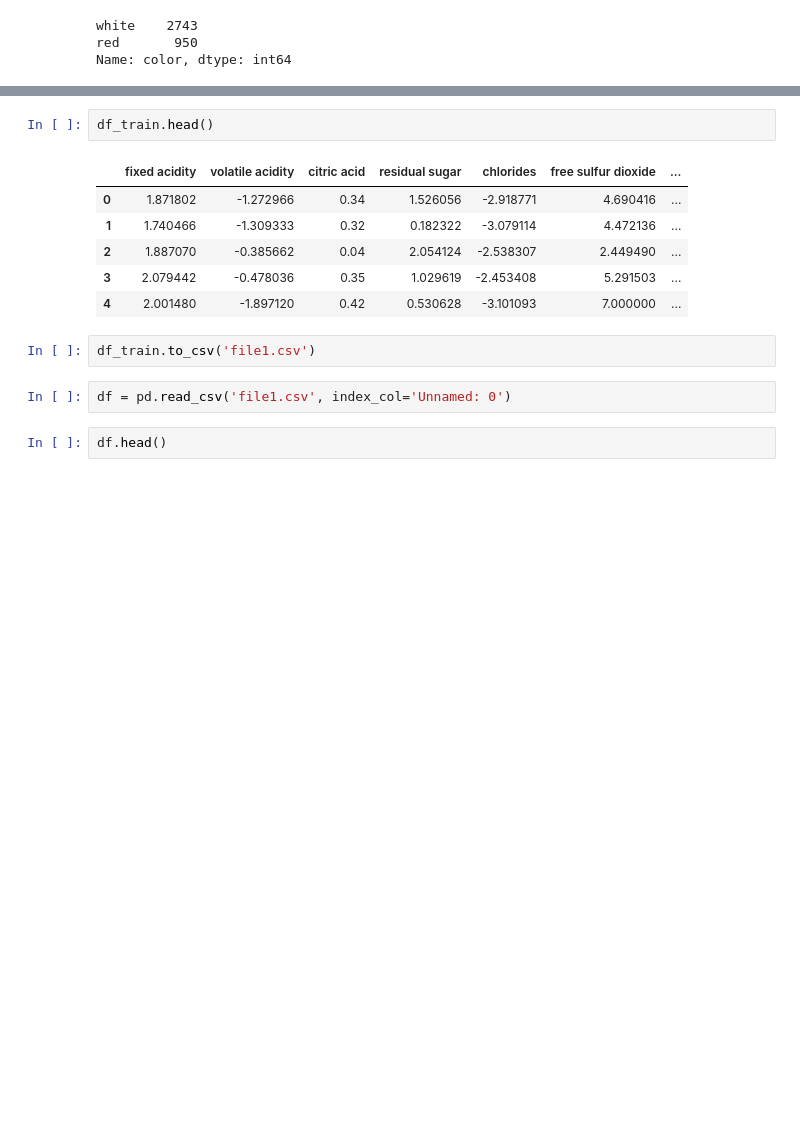
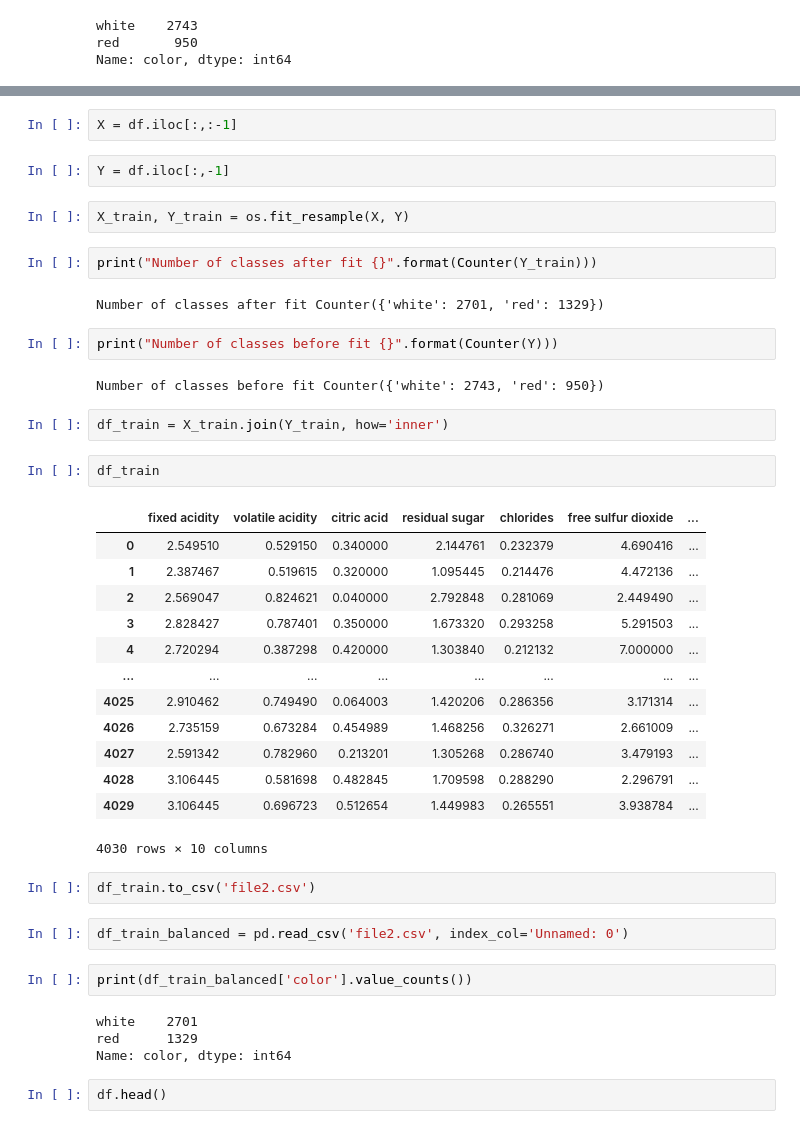
Before and after one commit to nipun1992/Predicting-Wine-Color, a Jupyter notebook: src/Wine_quality_Prediction.ipynb, the cells around one changed output, grey strips where cells are left out. Drawn from its saved outputs; the diff is of its cells as text; blank space fills up the shorter version.

Commit message:
Balanced the dataset

```diff
--- a/src/Wine_quality_Prediction.ipynb
+++ b/src/Wine_quality_Prediction.ipynb
@@ -748,16 +702,45 @@ ModuleNotFoundError: No module named 'imblearn'
+# %%
+X = df.iloc[:,:-1]
+# %%
+Y = df.iloc[:,-1]
+# %%
+X_train, Y_train = os.fit_resample(X, Y)
+# %%
+print("Number of classes after fit {}".format(Counter(Y_train)))
+# %% [output]
+Number of classes after fit Counter({'white': 2701, 'red': 1329})
+# %%
+print("Number of classes before fit {}".format(Counter(Y)))
+# %% [output]
+Number of classes before fit Counter({'white': 2743, 'red': 950})
+# %%
+df_train = X_train.join(Y_train, how='inner')
 # %%
-df_train.head()
+df_train
 # %% [output]
 |  | fixed acidity | volatile acidity | citric acid | residual sugar | chlorides | free sulfur dioxide | ... |
-| 0 | 1.871802 | -1.272966 | 0.34 | 1.526056 | -2.918771 | 4.690416 | ... |
-| 1 | 1.740466 | -1.309333 | 0.32 | 0.182322 | -3.079114 | 4.472136 | ... |
-| 2 | 1.887070 | -0.385662 | 0.04 | 2.054124 | -2.538307 | 2.449490 | ... |
-| 3 | 2.079442 | -0.478036 | 0.35 | 1.029619 | -2.453408 | 5.291503 | ... |
-| 4 | 2.001480 | -1.897120 | 0.42 | 0.530628 | -3.101093 | 7.000000 | ... |
+| 0 | 2.549510 | 0.529150 | 0.340000 | 2.144761 | 0.232379 | 4.690416 | ... |
+| 1 | 2.387467 | 0.519615 | 0.320000 | 1.095445 | 0.214476 | 4.472136 | ... |
+| 2 | 2.569047 | 0.824621 | 0.040000 | 2.792848 | 0.281069 | 2.449490 | ... |
+| 3 | 2.828427 | 0.787401 | 0.350000 | 1.673320 | 0.293258 | 5.291503 | ... |
+| 4 | 2.720294 | 0.387298 | 0.420000 | 1.303840 | 0.212132 | 7.000000 | ... |
+| ... | ... | ... | ... | ... | ... | ... | ... |
+| 4025 | 2.910462 | 0.749490 | 0.064003 | 1.420206 | 0.286356 | 3.171314 | ... |
+| 4026 | 2.735159 | 0.673284 | 0.454989 | 1.468256 | 0.326271 | 2.661009 | ... |
+| 4027 | 2.591342 | 0.782960 | 0.213201 | 1.305268 | 0.286740 | 3.479193 | ... |
+| 4028 | 3.106445 | 0.581698 | 0.482845 | 1.709598 | 0.288290 | 2.296791 | ... |
+| 4029 | 3.106445 | 0.696723 | 0.512654 | 1.449983 | 0.265551 | 3.938784 | ... |
+4030 rows × 10 columns
 # %%
-df_train.to_csv('file1.csv')
+df_train.to_csv('file2.csv')
 # %%
-df = pd.read_csv('file1.csv', index_col='Unnamed: 0')
+df_train_balanced = pd.read_csv('file2.csv', index_col='Unnamed: 0')
+# %%
+print(df_train_balanced['color'].value_counts())
+# %% [output]
+white    2701
+red      1329
+Name: color, dtype: int64
 # %%
 df.head()
 # %% [output]
```
Also changed, not shown: parts of 13 cells of this notebook.
